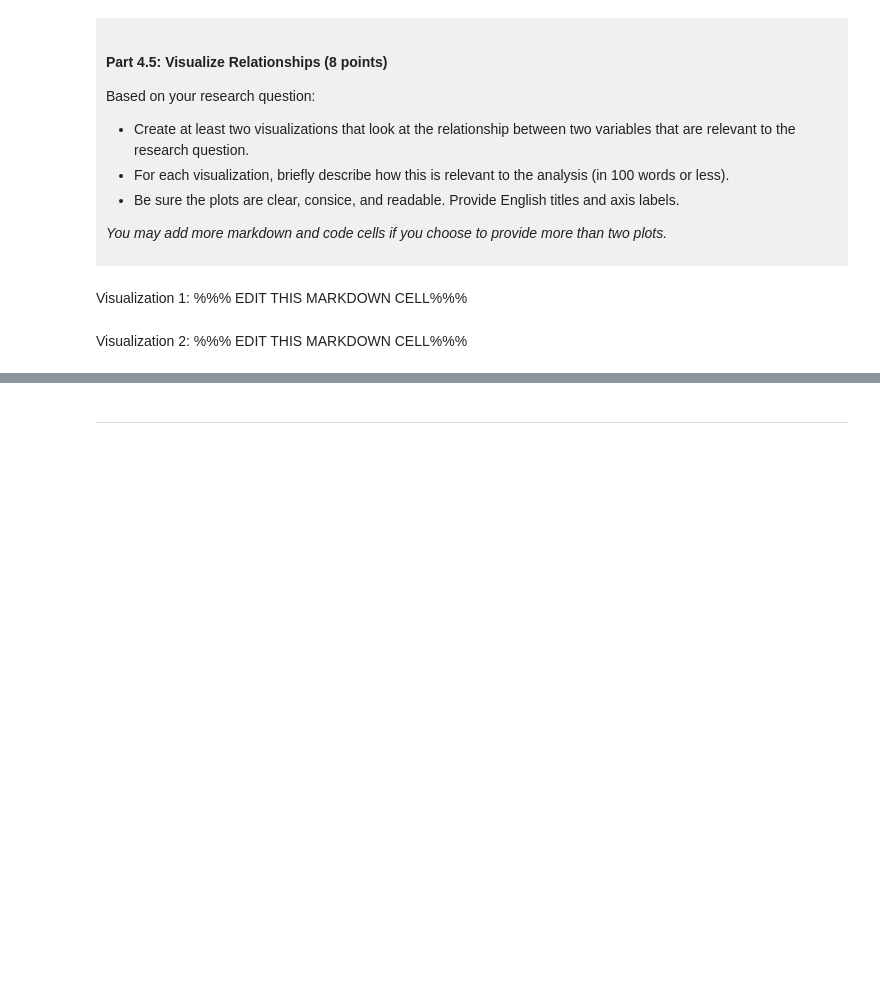
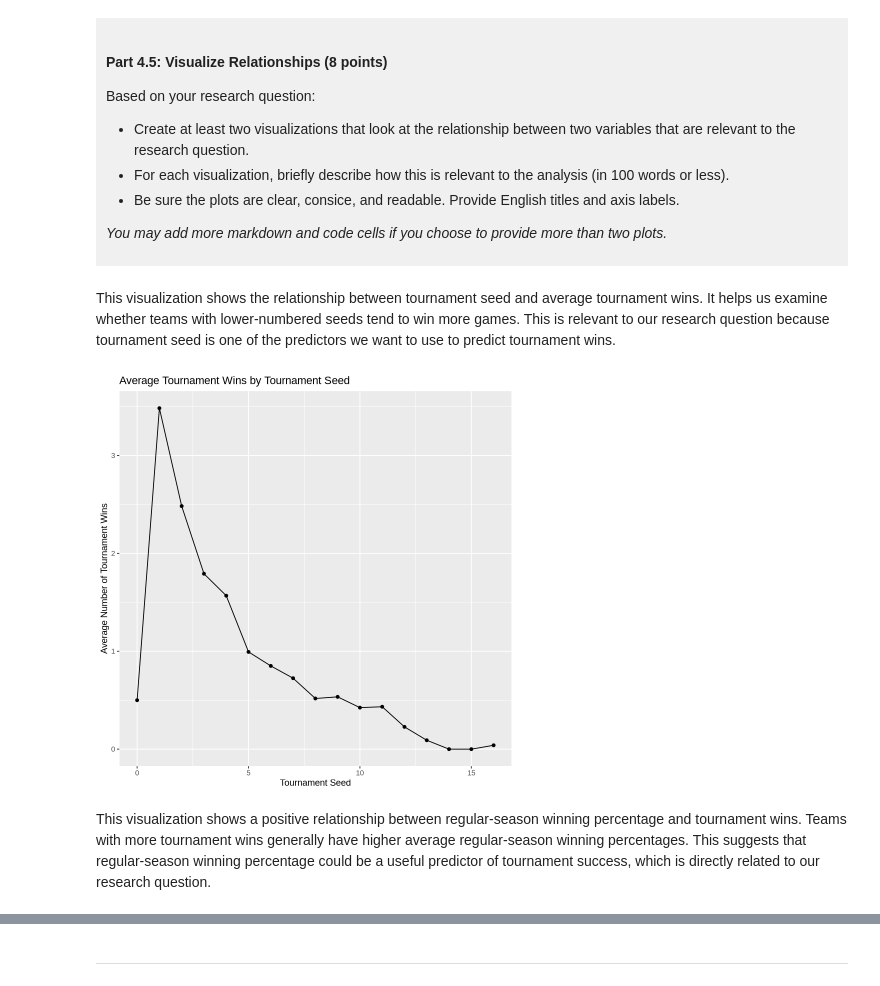
Before and after one commit to siliangqin2024-hash/dsci-100-project-Siliang-Qin, a Jupyter notebook: dsci-100-project-notebook.ipynb, the cells around one changed output, grey strips where cells are left out. Drawn from its saved outputs; the diff is of its cells as text; code cells hidden in the pictures; blank space fills up the shorter version.

```diff
--- a/dsci-100-project-notebook.ipynb
+++ b/dsci-100-project-notebook.ipynb
@@ -326,9 +419,27 @@ Based on your research question:
 *You may add more markdown and code cells if you choose to provide more than two plots.*
 </div>
 # %% [markdown]
-Visualization 1: %%% EDIT THIS MARKDOWN CELL%%%
+This visualization shows the relationship between tournament seed and average tournament wins. It helps us examine whether teams with lower-numbered seeds tend to win more games. This is relevant to our research question because tournament seed is one of the predictors we want to use to predict tournament wins.
 # %%
-### EDIT THIS CODE CELL FOR VISUALIZATION 1###
+# Calculate average tournament wins for each seed
+wins_by_seed <- march_madness_tidy |>
+    group_by(seed) |>
+    summarize(mean_tourney_wins = mean(tourney_wins, na.rm = TRUE))
+
+# Plot the relationship between seed and tournament wins
+seed_wins_plot <- wins_by_seed |>
+    ggplot(aes(x = seed, y = mean_tourney_wins)) +
+    geom_point() +
+    geom_line() +
+    labs(
+        title = "Average Tournament Wins by Tournament Seed",
+        x = "Tournament Seed",
+        y = "Average Number of Tournament Wins"
+    )
+
+seed_wins_plot
+# %% [output]
+[figure, added]
 # %% [markdown]
-Visualization 2: %%% EDIT THIS MARKDOWN CELL%%%
+This visualization shows a positive relationship between regular-season winning percentage and tournament wins. Teams with more tournament wins generally have higher average regular-season winning percentages. This suggests that regular-season winning percentage could be a useful predictor of tournament success, which is directly related to our research question.
 # %%
```
Also changed, not shown: parts of 9 cells of this notebook.
